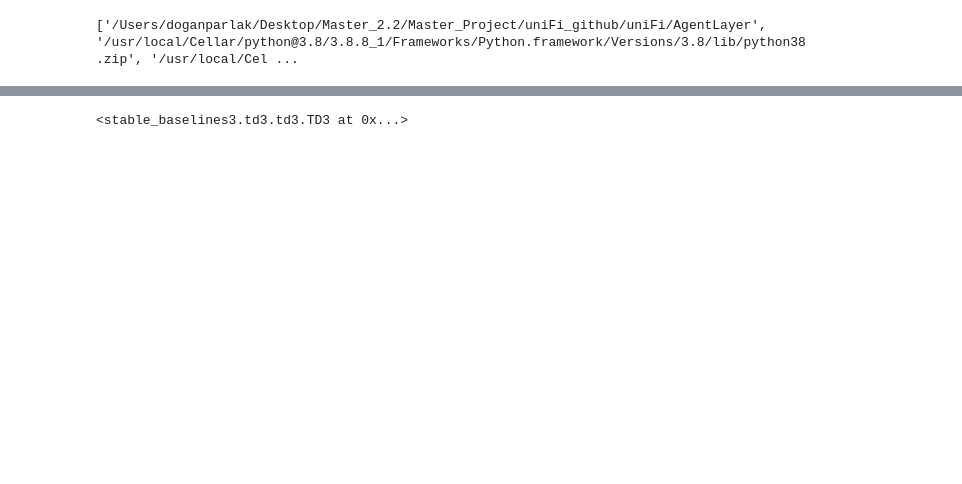
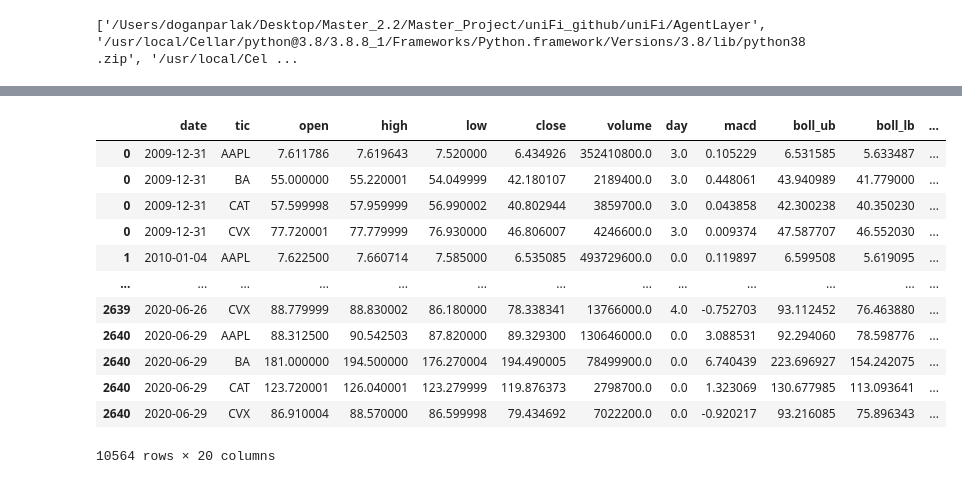
Before and after one commit to didemdurukan/portfolio_allocation_framework, a Jupyter notebook: AgentLayer/model_structure.ipynb, the cells around one changed output, grey strips where cells are left out. Cells and saved outputs as stored; diff of their text form; code cells hidden in the pictures; blank space fills up the shorter version.

Commit message:
lr agent modified and test added

```diff
--- a/AgentLayer/model_structure.ipynb
+++ b/AgentLayer/model_structure.ipynb
@@ -628,11 +778,12 @@ Shape of DataFrame:  (12924, 8)
 # %%
 print("\nTest 4: Feature engineer.........")
-
-df_processed = DefaultFeatureEngineer( use_default= False,
-                                       tech_indicator_list= env_kwargs["tech_indicator_list"],
-                                       use_vix=True,
-                                       use_turbulence=True,
-                                       use_covar=True).extend_data(downloaded_df)  # included technical indicators as features
-
-print(df_processed.head())
+ # PREPROCESS DATA
+print("\nTest 4: Feature engineer.........")
+data_processor = DefaultFeatureEngineer(use_default=False,
+                                        tech_indicator_list=env_kwargs["tech_indicator_list"],
+                                        use_vix=True,
+                                        use_turbulence=True,
+                                        use_covar=True)
+# included technical indicators as features
+df_processed = data_processor.extend_data(downloaded_df)
 # %% [output]
@@ -710,4 +799,21 @@ loaded_td3_model = td3.load_model("AgentLayer/RLAgents/td3_model")
-# %%
-loaded_td3_model
-# %% [output]
-<stable_baselines3.td3.td3.TD3 at 0x...>
+# %%
+# split data to train and test
+splitter = TimeSeriesSplitter()
+train = splitter.get_split_data(df_processed, '2009-01-01', '2020-06-30')
+trade = splitter.get_split_data(df_processed, '2020-07-01', '2021-09-02')
+# %%
+train
+# %% [output]
+|  | date | tic | open | high | low | close | volume | day | macd | boll_ub | boll_lb | ... |
+| 0 | 2009-12-31 | AAPL | 7.611786 | 7.619643 | 7.520000 | 6.434926 | 352410800.0 | 3.0 | 0.105229 | 6.531585 | 5.633487 | ... |
+| 0 | 2009-12-31 | BA | 55.000000 | 55.220001 | 54.049999 | 42.180107 | 2189400.0 | 3.0 | 0.448061 | 43.940989 | 41.779000 | ... |
+| 0 | 2009-12-31 | CAT | 57.599998 | 57.959999 | 56.990002 | 40.802944 | 3859700.0 | 3.0 | 0.043858 | 42.300238 | 40.350230 | ... |
+| 0 | 2009-12-31 | CVX | 77.720001 | 77.779999 | 76.930000 | 46.806007 | 4246600.0 | 3.0 | 0.009374 | 47.587707 | 46.552030 | ... |
+| 1 | 2010-01-04 | AAPL | 7.622500 | 7.660714 | 7.585000 | 6.535085 | 493729600.0 | 0.0 | 0.119897 | 6.599508 | 5.619095 | ... |
+| ... | ... | ... | ... | ... | ... | ... | ... | ... | ... | ... | ... | ... |
+| 2639 | 2020-06-26 | CVX | 88.779999 | 88.830002 | 86.180000 | 78.338341 | 13766000.0 | 4.0 | -0.752703 | 93.112452 | 76.463880 | ... |
+| 2640 | 2020-06-29 | AAPL | 88.312500 | 90.542503 | 87.820000 | 89.329300 | 130646000.0 | 0.0 | 3.088531 | 92.294060 | 78.598776 | ... |
+| 2640 | 2020-06-29 | BA | 181.000000 | 194.500000 | 176.270004 | 194.490005 | 78499900.0 | 0.0 | 6.740439 | 223.696927 | 154.242075 | ... |
+| 2640 | 2020-06-29 | CAT | 123.720001 | 126.040001 | 123.279999 | 119.876373 | 2798700.0 | 0.0 | 1.323069 | 130.677985 | 113.093641 | ... |
+| 2640 | 2020-06-29 | CVX | 86.910004 | 88.570000 | 86.599998 | 79.434692 | 7022200.0 | 0.0 | -0.920217 | 93.216085 | 75.896343 | ... |
+10564 rows × 20 columns
```
Also changed, not shown: parts of 21 cells of this notebook, 6 other files.
